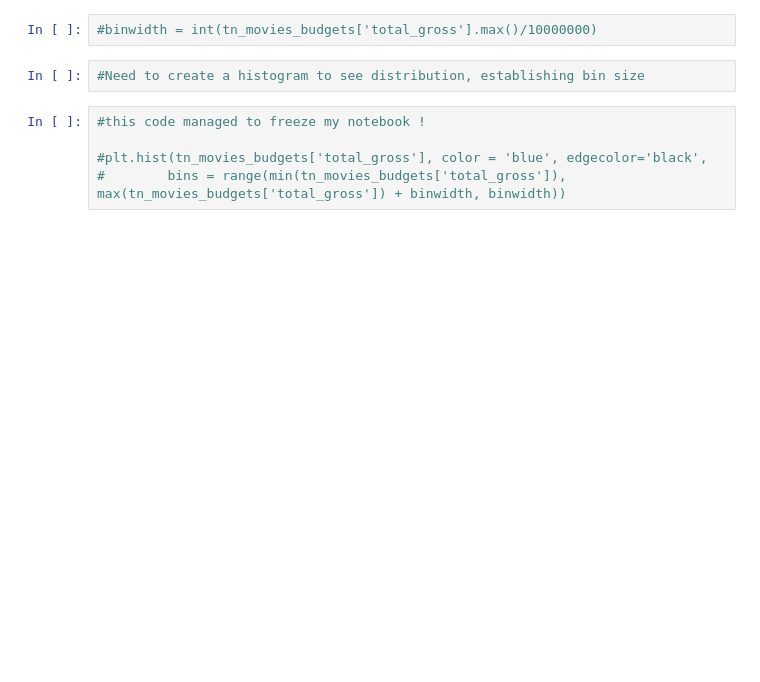
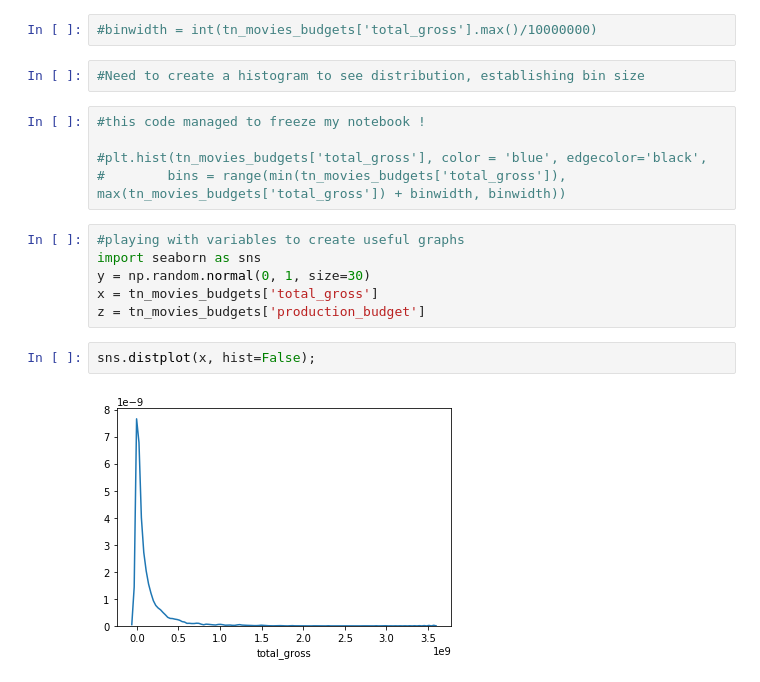
Before and after one commit to dapsavoie/dsc-mod-1-project-v2-1-online-ds-ft-120919, a Jupyter notebook: student.ipynb, the cells around one changed output. Drawn from its saved outputs; the diff is of its cells as text; blank space fills up the shorter version.

Commit message:
experimented with distributions, no final graphs yet

```diff
--- a/student.ipynb
+++ b/student.ipynb
@@ -253,3 +547,13 @@ np.var(tn_movies_budgets['total_gross'])
 
 #plt.hist(tn_movies_budgets['total_gross'], color = 'blue', edgecolor='black',
 #        bins = range(min(tn_movies_budgets['total_gross']), max(tn_movies_budgets['total_gross']) + binwidth, binwidth))
+# %%
+#playing with variables to create useful graphs
+import seaborn as sns
+y = np.random.normal(0, 1, size=30)
+x = tn_movies_budgets['total_gross']
+z = tn_movies_budgets['production_budget']
+# %%
+sns.distplot(x, hist=False);
+# %% [output]
+[figure, added]
```
Also changed, not shown: parts of 42 cells of this notebook.
